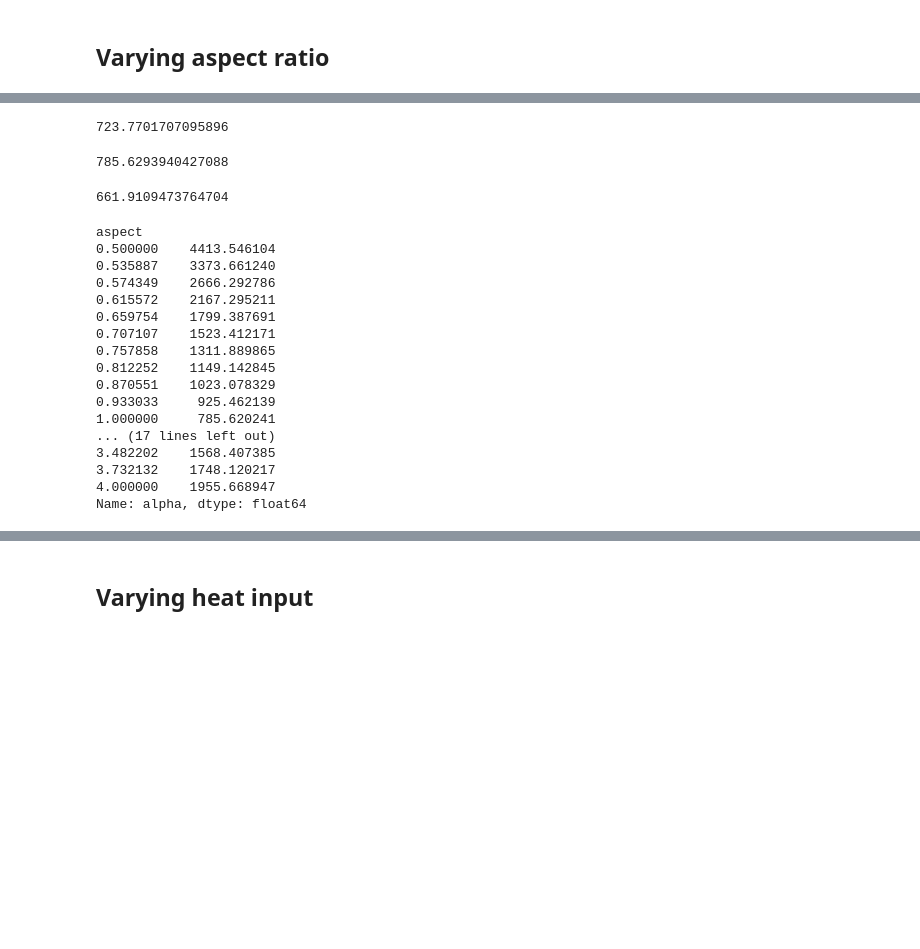
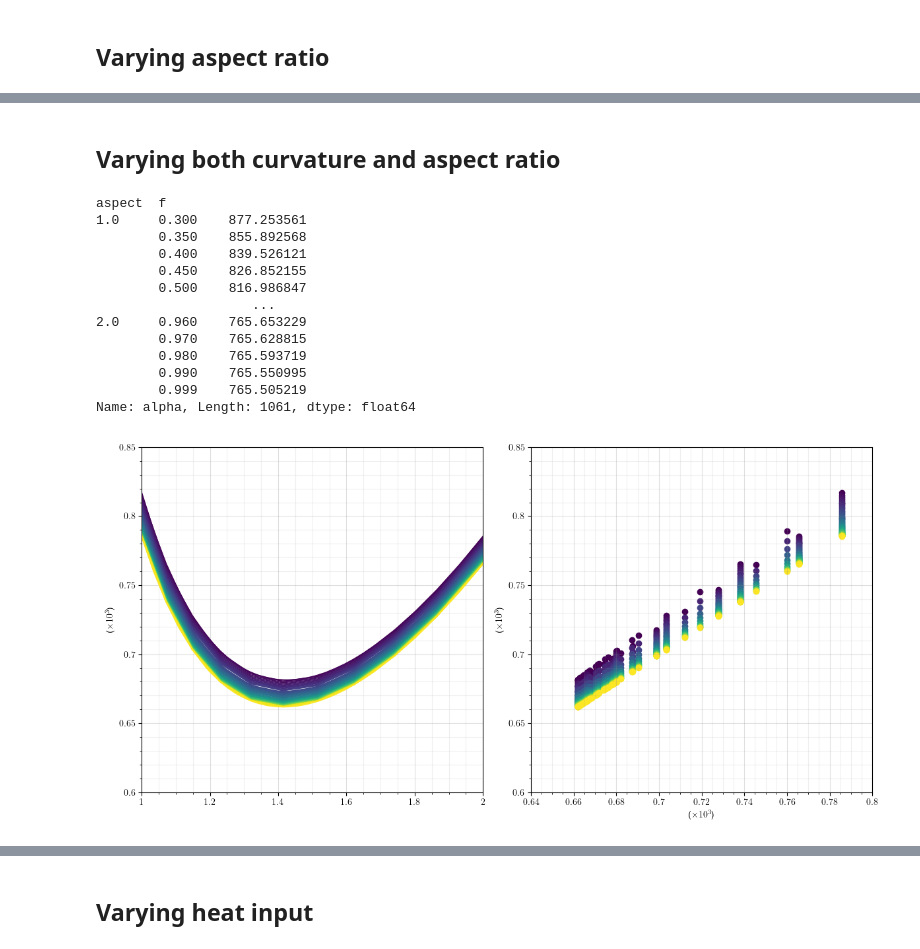
Before and after one commit to rsbyrne/thesis, a Jupyter notebook: book/content/chapter_04_critical/critical.ipynb, the cells around one changed output, grey strips where cells are left out. Saved outputs shown, nothing was run; the diff lists cells and outputs as text; code cells hidden in the pictures; blank space fills up the shorter version.

```diff
--- a/book/content/chapter_04_critical/critical.ipynb
+++ b/book/content/chapter_04_critical/critical.ipynb
@@ -207,12 +244,46 @@ array([1.        , 1.07177346, 1.14869835, 1.23114441, 1.31950791,
-# %%
-min(synthetic) + (max(synthetic) - min(synthetic)) / 2
-# %% [output]
-723.7701707095896
-# %%
-max(synthetic)
-# %% [output]
-785.6293940427088
-# %%
-min(synthetic)
-# %% [output]
-661.9109473764704
+# %% [markdown]
+## Varying both curvature and aspect ratio
+# %%
+slc = isomixed[0.]
+display(slc)
+
+canvas = Canvas(size=(12, 6), shape=(1, 2))
+
+ax1 = canvas.make_ax()
+fvals = tuple(sorted(
+    val for val in set(slc.index.get_level_values('f'))
+    if val >= 0.5
+    ))
+for fval in fvals:
+    subslc = slc[:, fval].sort_index()
+    ax1.line(
+        subslc.index, subslc.values,
+        color=cmap(fval, fvals, style = 'viridis'),
+        )
+
+ax2 = canvas.make_ax((0, 1))
+for fval in fvals:
+    # if fval != 0.5:
+    #     continue
+    subslc = slc[:, fval].sort_index()
+    ax2.scatter(
+        crit_aspect_synthetic(subslc.index), subslc.values,
+        color=cmap(fval, fvals, style = 'viridis'),
+        )
+
+canvas
+# %% [output]
+aspect  f
+1.0     0.300    877.253561
+        0.350    855.892568
+        0.400    839.526121
+        0.450    826.852155
+        0.500    816.986847
+                    ...
+2.0     0.960    765.653229
+        0.970    765.628815
+        0.980    765.593719
+        0.990    765.550995
+        0.999    765.505219
+Name: alpha, Length: 1061, dtype: float64
+[figure, added]
@@ -219,20 +323,2 @@ min(synthetic)
 # %%
-slc
+slc.index
-# %% [output]
-aspect
-0.500000    4413.546104
-0.535887    3373.661240
-0.574349    2666.292786
-0.615572    2167.295211
-0.659754    1799.387691
-0.707107    1523.412171
-0.757858    1311.889865
-0.812252    1149.142845
-0.870551    1023.078329
-0.933033     925.462139
-1.000000     785.620241
-... (17 lines left out)
-3.482202    1568.407385
-3.732132    1748.120217
-4.000000    1955.668947
-Name: alpha, dtype: float64
```
Also changed, not shown: parts of 21 cells of this notebook, 41 other files.
